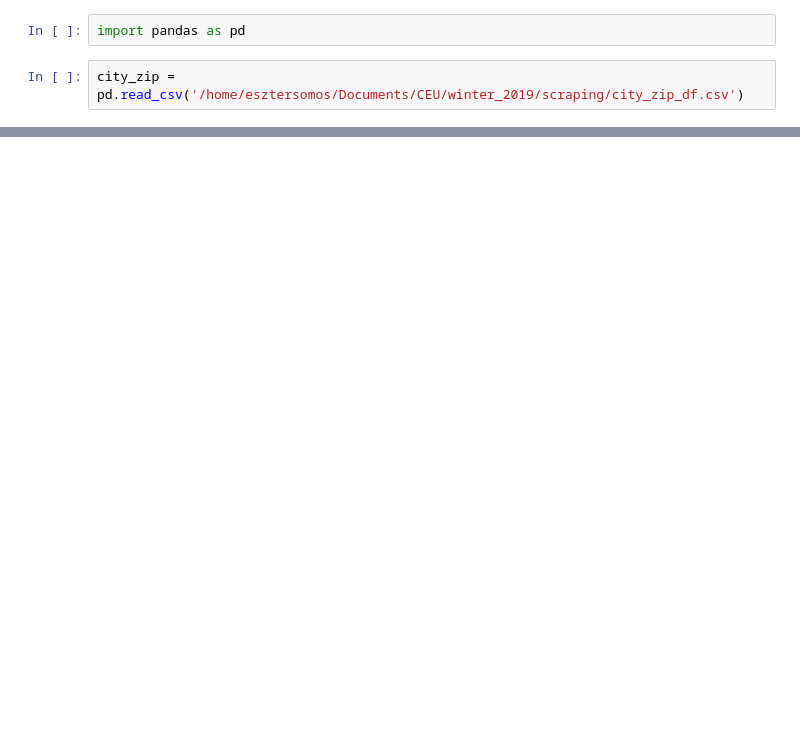
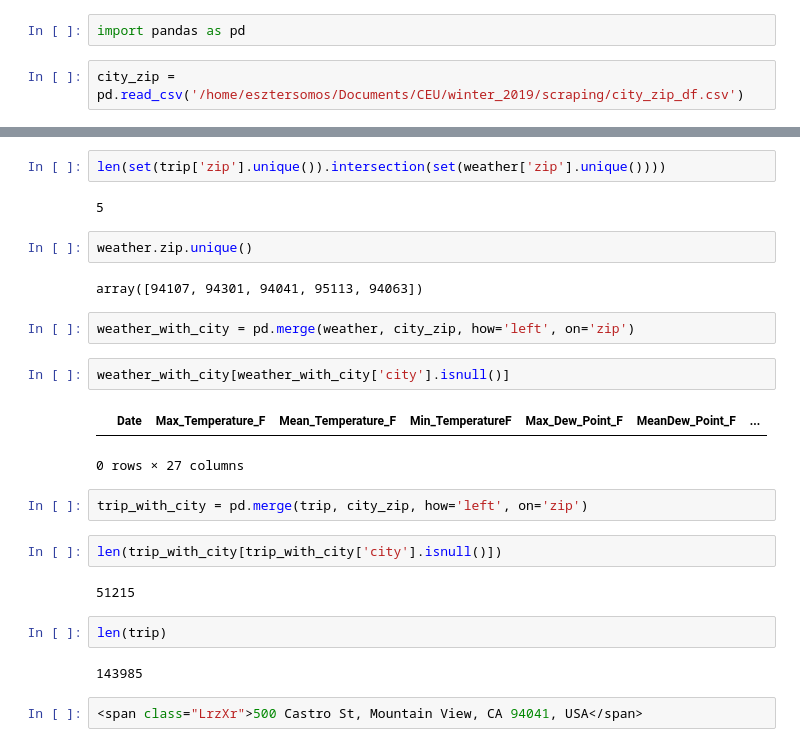
Before and after one commit to seszter/CEU_data_analysis_python, a Jupyter notebook: merging/merging_data.ipynb, the cells around one changed output, grey strips where cells are left out. Cells and saved outputs as stored; diff of their text form; blank space fills up the shorter version.

```diff
--- a/merging/merging_data.ipynb
+++ b/merging/merging_data.ipynb
@@ -25,0 +59,27 @@ city_zip
+# %%
+len(set(trip['zip'].unique()).intersection(set(weather['zip'].unique())))
+# %% [output]
+5
+# %%
+weather.zip.unique()
+# %% [output]
+array([94107, 94301, 94041, 95113, 94063])
+# %%
+weather_with_city = pd.merge(weather, city_zip, how='left', on='zip')
+# %%
+weather_with_city[weather_with_city['city'].isnull()]
+# %% [output]
+|  | Date | Max_Temperature_F | Mean_Temperature_F | Min_TemperatureF | Max_Dew_Point_F | MeanDew_Point_F | ... |
+0 rows × 27 columns
+# %%
+trip_with_city = pd.merge(trip, city_zip, how='left', on='zip')
+# %%
+len(trip_with_city[trip_with_city['city'].isnull()])
+# %% [output]
+51215
+# %%
+len(trip)
+# %% [output]
+143985
+# %%
+<span class="LrzXr">500 Castro St, Mountain View, CA 94041, USA</span>
```
Also changed, not shown: parts of 9 cells of this notebook, 5 other files.
